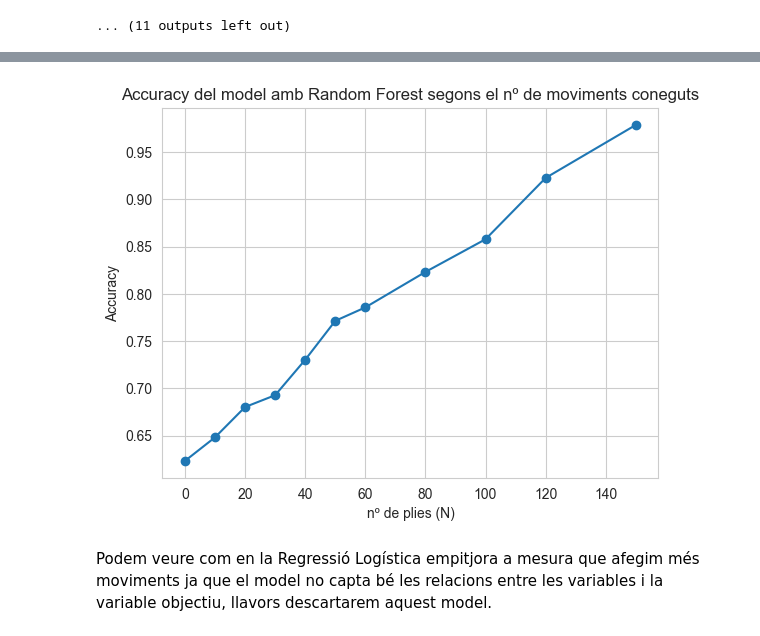
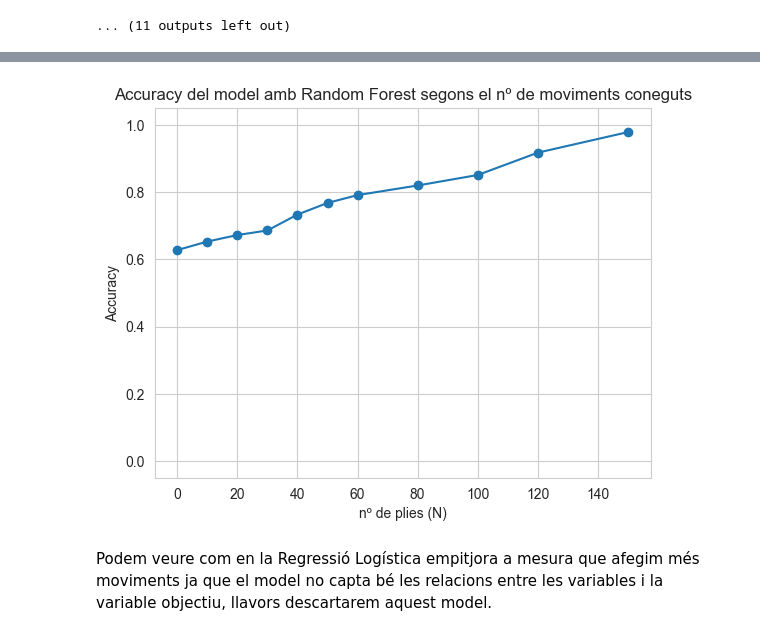
Before and after one commit to NIU1706167/CasKaggle, a Jupyter notebook: 3_model_partida.ipynb, the cells around one changed output, grey strips where cells are left out. Cells and saved outputs as stored; diff of their text form; code cells hidden in the pictures.

```diff
--- a/3_model_partida.ipynb
+++ b/3_model_partida.ipynb
@@ -544,12 +546,13 @@ Accuracy: 0.771441605839416
 ... (11 outputs left out)
 # %%
 plt.plot(results_df["N"], results_df["accuracy"], marker='o')
+plt.ylim(-0.05,1.05)
 plt.xlabel("nº de plies (N)")
 plt.ylabel("Accuracy")
 plt.title("Accuracy del model amb Random Forest segons el nº de moviments coneguts")
 plt.show()
 # %% [output]
-[figure, old version]
+[figure, new version]
 # %% [markdown]
 Podem veure com en la Regressió Logística empitjora a mesura que afegim més moviments ja que el model no capta bé les relacions entre les variables i la variable objectiu, llavors descartarem aquest model.
 # %% [markdown]
```
Also changed, not shown: parts of 9 cells of this notebook.
